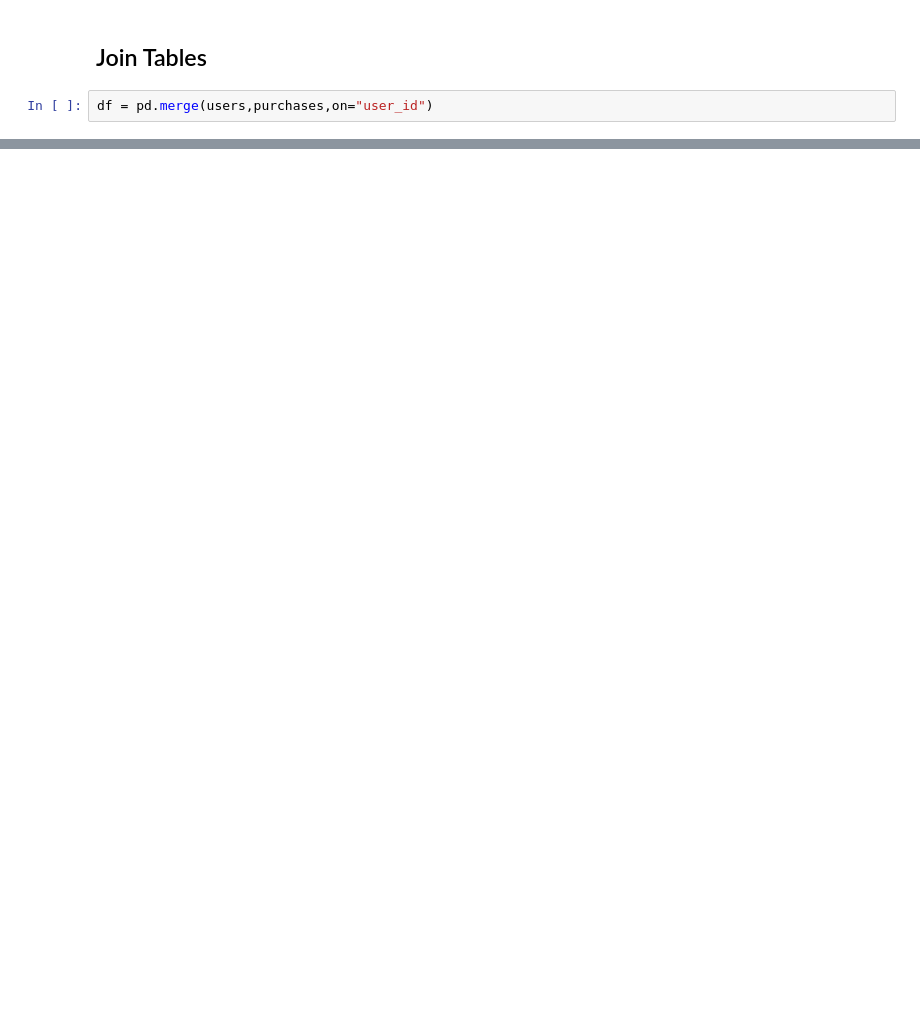
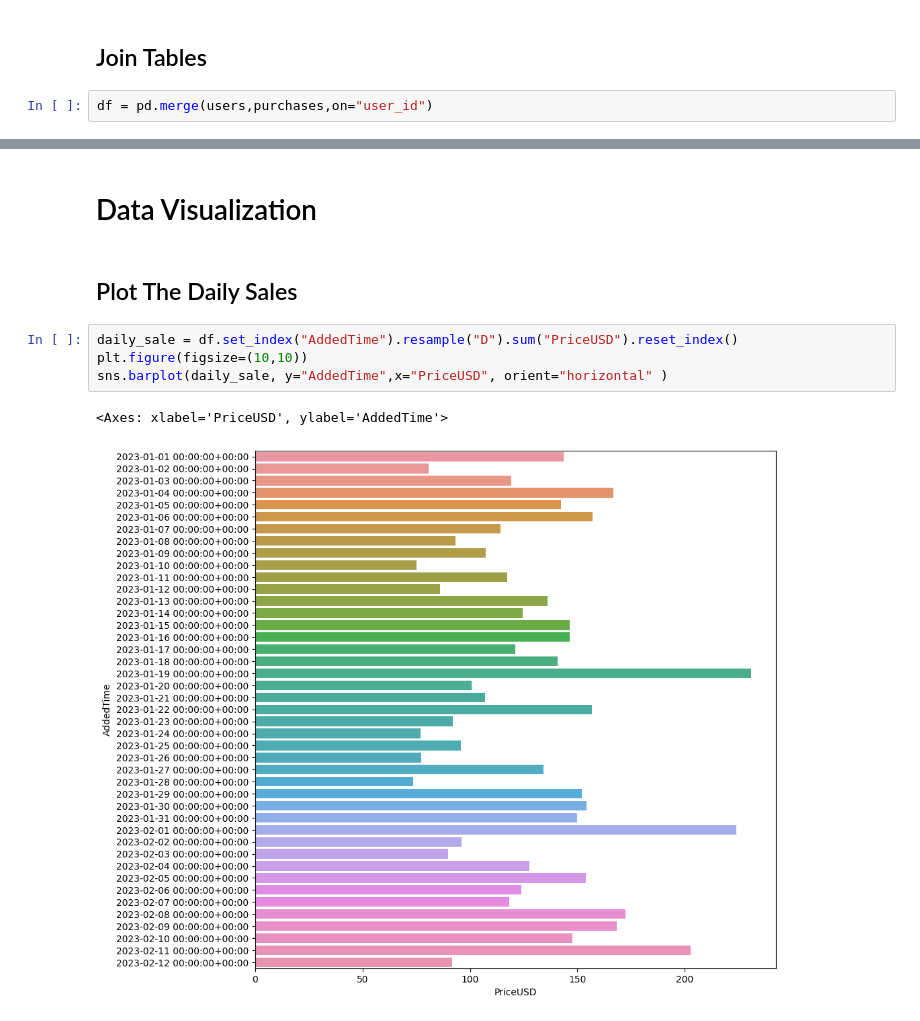
Before and after one commit to VavRe/data-mining-ut, a Jupyter notebook: HW1/Q2.ipynb, the cells around one changed output, grey strips where cells are left out. Cells and saved outputs as stored; diff of their text form; blank space fills up the shorter version.

Commit message:
First 5 parts of the visualization part of Q2 is done

```diff
--- a/HW1/Q2.ipynb
+++ b/HW1/Q2.ipynb
@@ -53,3 +53,14 @@ df
 | 1402 | 5964679 | 2023-01-07 00:50:45.364926+01:00 | US | coin_pack_1 | 2023-01-20 15:43:32.899227+00:00 | 0.99 | USD | 0.990000 |
 | 1403 | 4756103 | 2022-08-04 20:39:55.038077+02:00 | US | golden_ticket_season_pass | 2023-02-03 14:45:07.543052+00:00 | 9.99 | USD | 9.990000 |
 1404 rows × 8 columns
+# %% [markdown]
+# Data Visualization
+# %% [markdown]
+## Plot The Daily Sales
+# %%
+daily_sale = df.set_index("AddedTime").resample("D").sum("PriceUSD").reset_index()
+plt.figure(figsize=(10,10))
+sns.barplot(daily_sale, y="AddedTime",x="PriceUSD", orient="horizontal" )
+# %% [output]
+<Axes: xlabel='PriceUSD', ylabel='AddedTime'>
+[figure, added]
```
Also changed, not shown: parts of 12 cells of this notebook, 1 other file.
